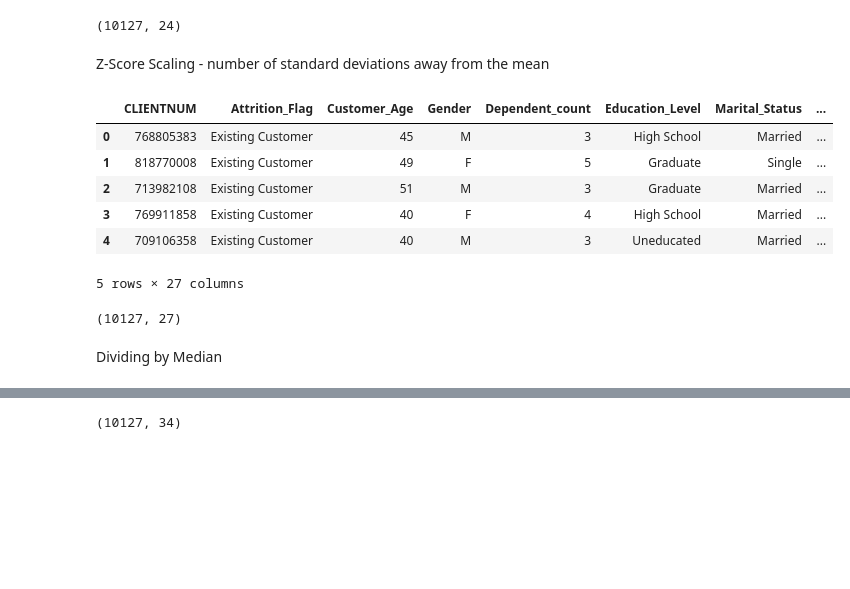
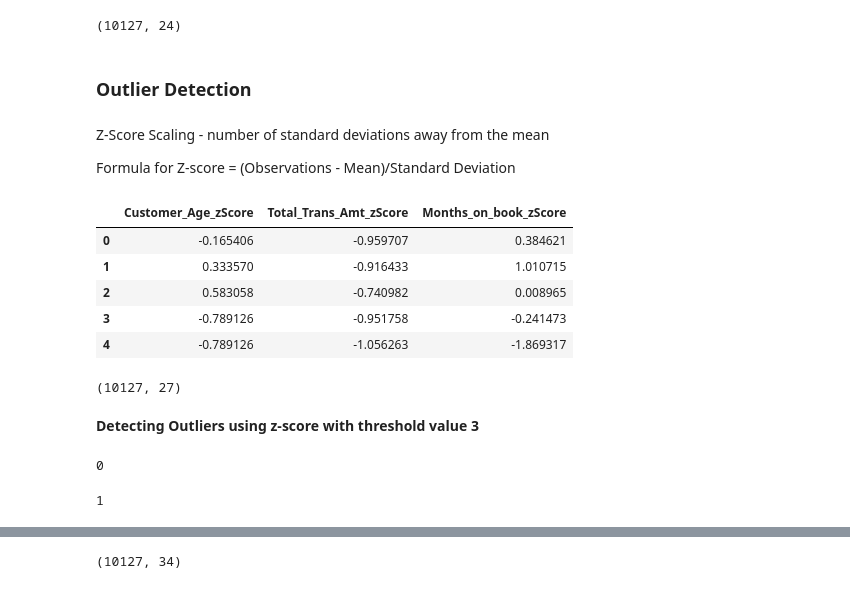
Before and after one commit to shaisid01/Data-Science, a Jupyter notebook: CapstoneProjects/Capstone 2/Notebooks/02_data_wrangling.ipynb, the cells around one changed output, grey strips where cells are left out. Cells and saved outputs as stored; diff of their text form; code cells hidden in the pictures; blank space fills up the shorter version.

```diff
--- a/CapstoneProjects/Capstone 2/Notebooks/02_data_wrangling.ipynb
+++ b/CapstoneProjects/Capstone 2/Notebooks/02_data_wrangling.ipynb
@@ -488,8 +488,12 @@ ccattr_data['Attrition_Numeric'] = ccattr_data['Attrition_Flag'].map({'Existing
 ccattr_data.shape
 # %% [output]
 (10127, 24)
+# %% [markdown]
+### Outlier Detection<a id='Outlier_detection'></a>
 # %% [markdown]
 Z-Score Scaling - number of standard deviations away from the mean
+
+Formula for Z-score = (Observations - Mean)/Standard Deviation
 # %%
 def calczScore(col_name):
     col_mean = ccattr_data[col_name].mean()
@@ -502,18 +506,25 @@ zScoreCol={"Customer_Age","Months_on_book","Total_Trans_Amt"}
 for col in zScoreCol:
     calczScore(col)
 # %%
-ccattr_data.head()
+ccattr_data[['Customer_Age_zScore','Total_Trans_Amt_zScore', 'Months_on_book_zScore']].head()
 # %% [output]
-|  | CLIENTNUM | Attrition_Flag | Customer_Age | Gender | Dependent_count | Education_Level | Marital_Status | ... |
-| 0 | 768805383 | Existing Customer | 45 | M | 3 | High School | Married | ... |
-| 1 | 818770008 | Existing Customer | 49 | F | 5 | Graduate | Single | ... |
-| 2 | 713982108 | Existing Customer | 51 | M | 3 | Graduate | Married | ... |
-| 3 | 769911858 | Existing Customer | 40 | F | 4 | High School | Married | ... |
-| 4 | 709106358 | Existing Customer | 40 | M | 3 | Uneducated | Married | ... |
+|  | Customer_Age_zScore | Total_Trans_Amt_zScore | Months_on_book_zScore |
+| 0 | -0.165406 | -0.959707 | 0.384621 |
+| 1 | 0.333570 | -0.916433 | 1.010715 |
+| 2 | 0.583058 | -0.740982 | 0.008965 |
+| 3 | -0.789126 | -0.951758 | -0.241473 |
+| 4 | -0.789126 | -1.056263 | -1.869317 |
-5 rows × 27 columns
 # %%
 ccattr_data.shape
 # %% [output]
 (10127, 27)
-# %% [markdown]
-Dividing by Median
+# %% [markdown]
+**Detecting Outliers using z-score with threshold value 3**
+# %%
+ccattr_data[ccattr_data["Months_on_book_zScore"]>3]["Months_on_book_zScore"].count()
+# %% [output]
+0
+# %%
+ccattr_data[ccattr_data["Customer_Age_zScore"]>3]["Customer_Age_zScore"].count()
+# %% [output]
+1
```
Also changed, not shown: parts of 23 cells of this notebook.
